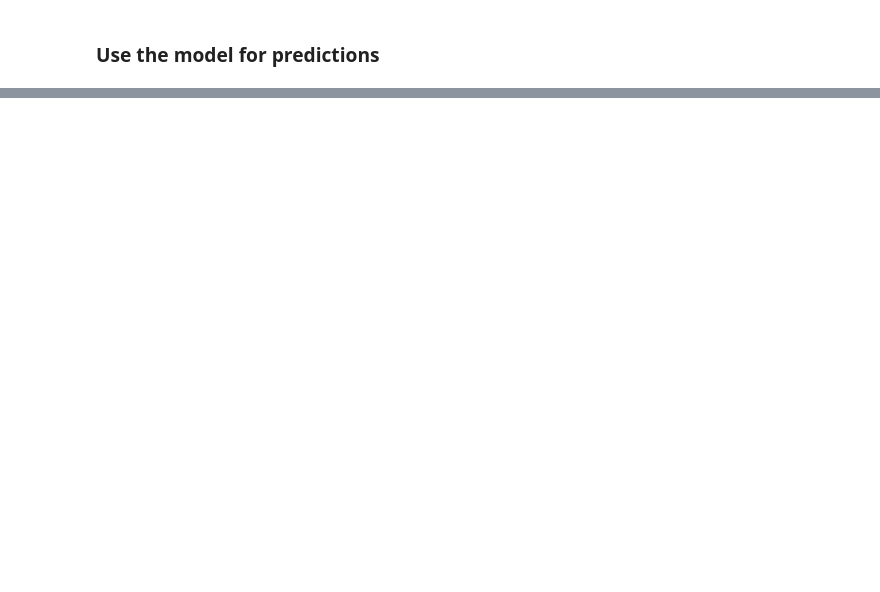
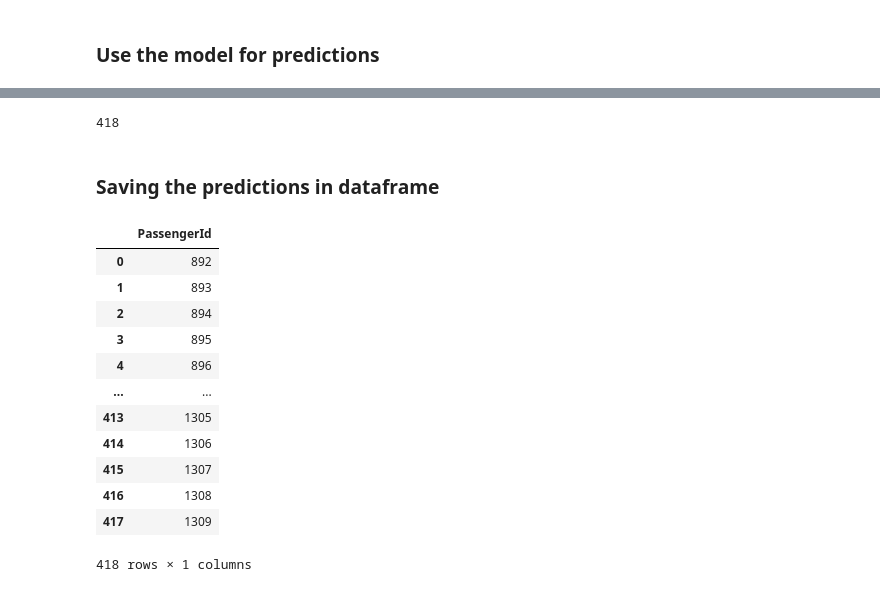
Before and after one commit to utkarshg1/Code-Repo, a Jupyter notebook: Ensemble Gradient Boosting/Gradient Boosting.ipynb, the cells around one changed output, grey strips where cells are left out. Saved outputs shown, nothing was run; the diff lists cells and outputs as text; code cells hidden in the pictures; blank space fills up the shorter version.

```diff
--- a/Ensemble Gradient Boosting/Gradient Boosting.ipynb
+++ b/Ensemble Gradient Boosting/Gradient Boosting.ipynb
@@ -352,0 +433,23 @@ weighted avg       0.85      0.84      0.84       179
+# %%
+len(pred)
+# %% [output]
+418
+# %% [markdown]
+### Saving the predictions in dataframe
+# %%
+df_pred = xnew[['PassengerId']]
+df_pred
+# %% [output]
+|  | PassengerId |
+| 0 | 892 |
+| 1 | 893 |
+| 2 | 894 |
+| 3 | 895 |
+| 4 | 896 |
+| ... | ... |
+| 413 | 1305 |
+| 414 | 1306 |
+| 415 | 1307 |
+| 416 | 1308 |
+| 417 | 1309 |
+418 rows × 1 columns
```
Also changed, not shown: parts of 20 cells of this notebook.
